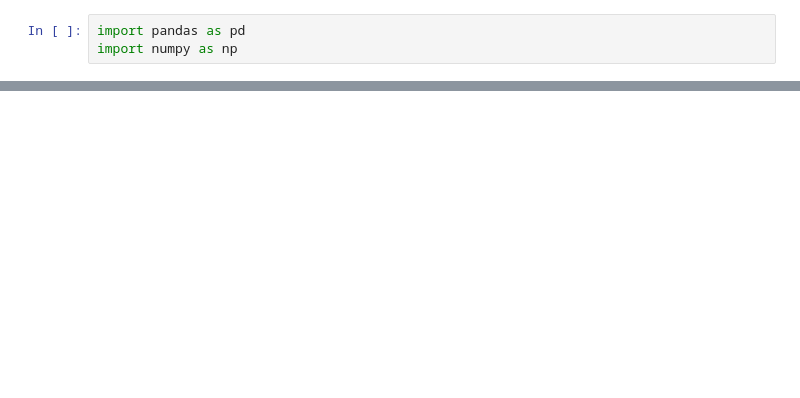
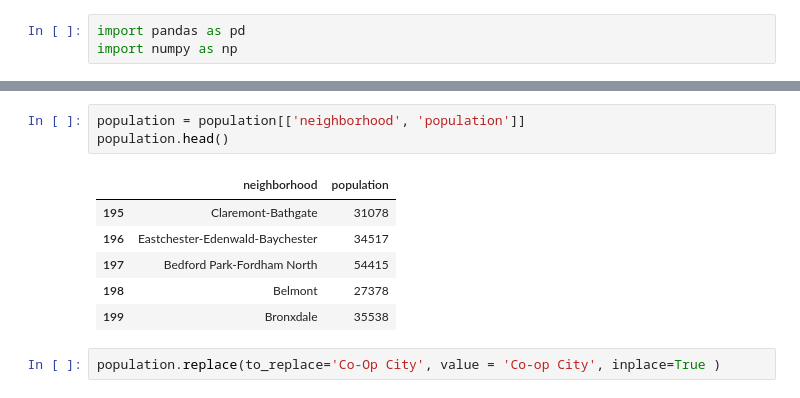
Before and after one commit to ktamkee/NYC_midterm_project, a Jupyter notebook: data/nyc_open_data.ipynb, the cells around one changed output, grey strips where cells are left out. Cells and saved outputs as stored; diff of their text form; blank space fills up the shorter version.

```diff
--- a/data/nyc_open_data.ipynb
+++ b/data/nyc_open_data.ipynb
@@ -195,0 +42,12 @@ main_list
+# %%
+population = population[['neighborhood', 'population']]
+population.head()
+# %% [output]
+|  | neighborhood | population |
+| 195 | Claremont-Bathgate | 31078 |
+| 196 | Eastchester-Edenwald-Baychester | 34517 |
+| 197 | Bedford Park-Fordham North | 54415 |
+| 198 | Belmont | 27378 |
+| 199 | Bronxdale | 35538 |
+# %%
+population.replace(to_replace='Co-Op City', value = 'Co-op City', inplace=True )
```
Also changed, not shown: parts of 29 cells of this notebook, 1 other file.
